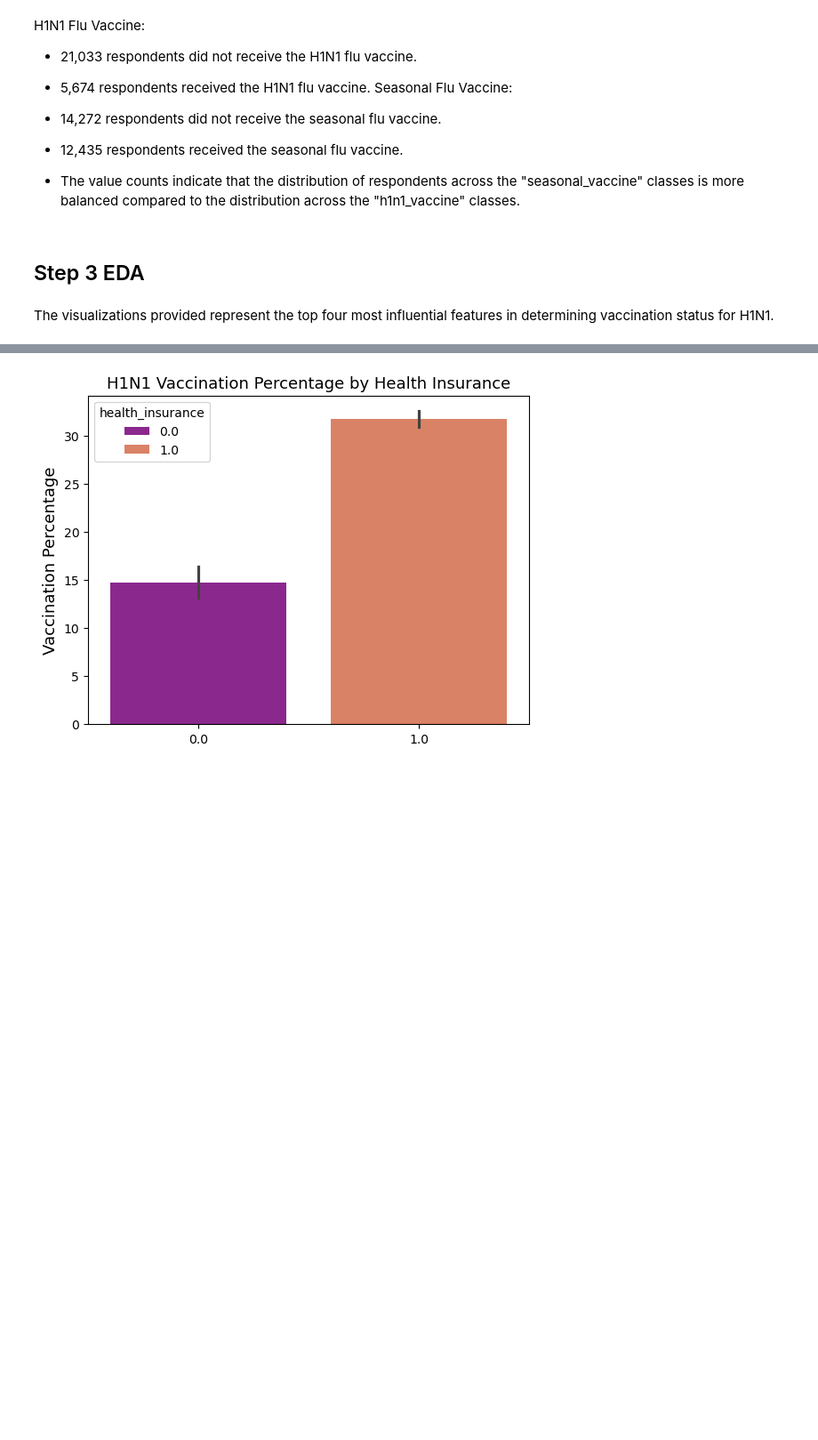
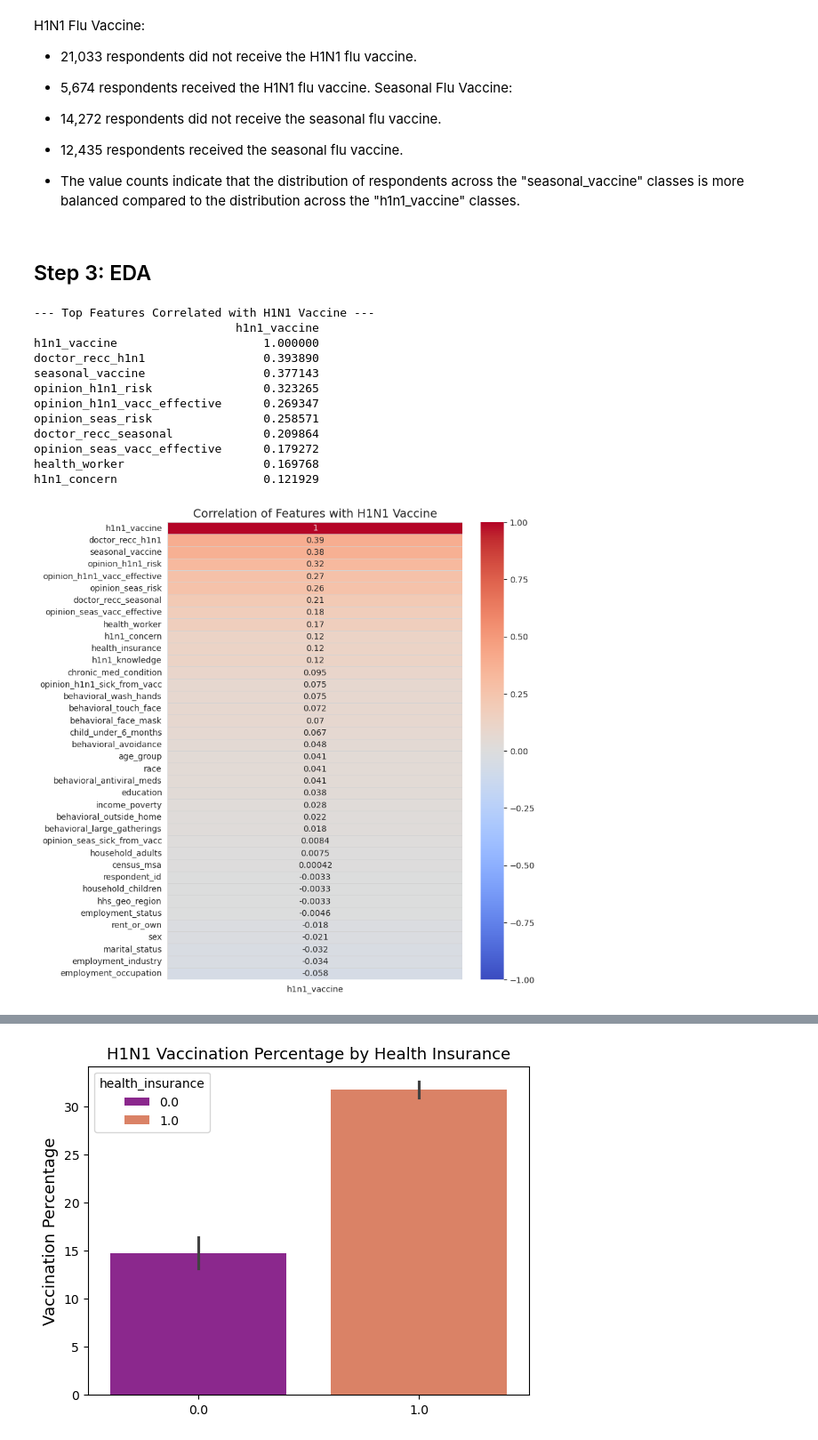
Before and after one commit to jaime8793/Phase_3_Project_DSA, a Jupyter notebook: H1N1_Vaccines.ipynb, the cells around one changed output, grey strips where cells are left out. Shown at 89% size. Drawn from its saved outputs; the diff is of its cells as text; code cells hidden in the pictures; blank space fills up the shorter version.

```diff
--- a/H1N1_Vaccines.ipynb
+++ b/H1N1_Vaccines.ipynb
@@ -160,7 +162,5 @@ Seasonal Flu Vaccine:
 
 - The value counts indicate that the distribution of respondents across the "seasonal_vaccine" classes is more balanced compared to the distribution across the "h1n1_vaccine" classes.
 # %% [markdown]
-## Step 3 EDA
+## Step 3: EDA
-# %% [markdown]
-The visualizations provided represent the top four most influential features in determining vaccination status for H1N1.
 # %%
@@ -168 +168,49 @@ The visualizations provided represent the top four most influential features in
 df2 = df.copy()
+# %%
+
+# 1. Prepare the data
+# We make a copy to avoid messing up your main dataframe
+df_corr = df2.copy()
+
+# 2. Convert Categorical columns to numeric codes so .corr() can read them
+# (This is a quick way to gauge relationship without full One-Hot Encoding)
+for col in df_corr.select_dtypes(include=['object', 'category']).columns:
+    df_corr[col] = df_corr[col].astype('category').cat.codes
+
+# 3. Calculate the Correlation Matrix
+correlation_matrix = df_corr.corr()
+
+# 4. Filter for just the Target Variable ('h1n1_vaccine')
+# We sort it to see the strongest predictors at the top
+target_corr = correlation_matrix[['h1n1_vaccine']].sort_values(by='h1n1_vaccine', ascending=False)
+
+# --- VISUALIZATION 1: The Ranked List ---
+print("--- Top Features Correlated with H1N1 Vaccine ---")
+print(target_corr.head(10))
+
+# --- VISUALIZATION 2: The Heatmap ---
+plt.figure(figsize=(8, 10))
+sns.heatmap(target_corr,
+            annot=True,
+            cmap='coolwarm',
+            vmin=-1,
+            vmax=1,
+            linewidths=0.5,
+            linecolor='lightgrey')
+
+plt.title('Correlation of Features with H1N1 Vaccine', fontsize=14)
+plt.show()
+# %% [output]
+--- Top Features Correlated with H1N1 Vaccine ---
+                             h1n1_vaccine
+h1n1_vaccine                     1.000000
+doctor_recc_h1n1                 0.393890
+seasonal_vaccine                 0.377143
+opinion_h1n1_risk                0.323265
+opinion_h1n1_vacc_effective      0.269347
+opinion_seas_risk                0.258571
+doctor_recc_seasonal             0.209864
+opinion_seas_vacc_effective      0.179272
+health_worker                    0.169768
+h1n1_concern                     0.121929
+[figure, added]
```
Also changed, not shown: parts of 29 cells of this notebook.
